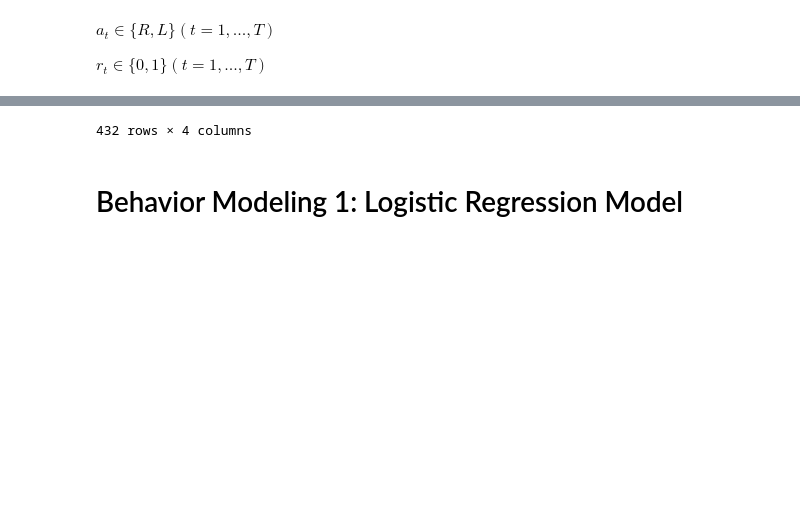
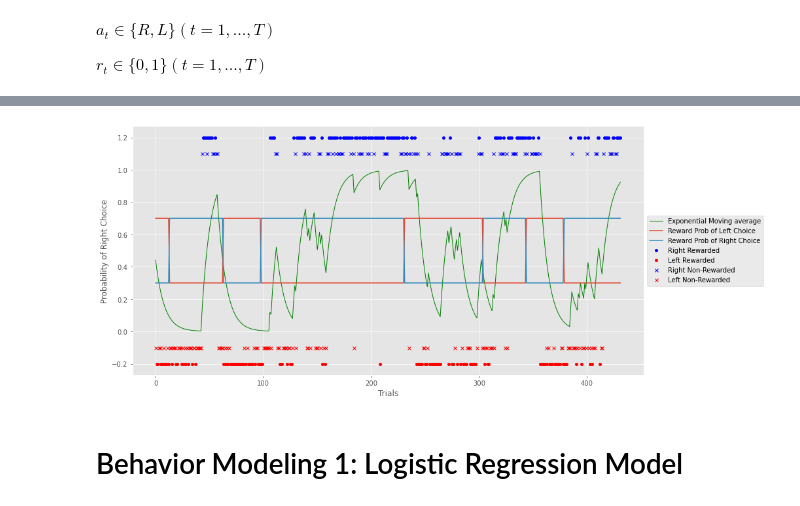
Before and after one commit to oist/PyStanTutorial, a Jupyter notebook: tutorial2_two_choice_task.ipynb, the cells around one changed output, grey strips where cells are left out. Drawn from its saved outputs; the diff is of its cells as text; code cells hidden in the pictures; blank space fills up the shorter version.

```diff
--- a/tutorial2_two_choice_task.ipynb
+++ b/tutorial2_two_choice_task.ipynb
@@ -39,5 +45,6 @@ actions = np.array(df["Choice (0: Left, 1: Right)"])
 rewards = np.array(df["Outcome (0: Omission, 1: Rewarded)"])
 rp_left = np.array(df["Reward Probability of the Left"])
 rp_right = np.array(df["Reward Probability of the Right"])
-df
+
+plot_two_choice_data(df)
 # %% [output]
@@ -56,4 +51,4 @@ df
-432 rows × 4 columns
+[figure, added]
 # %% [markdown]
 # Behavior Modeling 1: Logistic Regression Model
 # %% [markdown]
```
Also changed, not shown: parts of 4 cells of this notebook, 7 other files.
